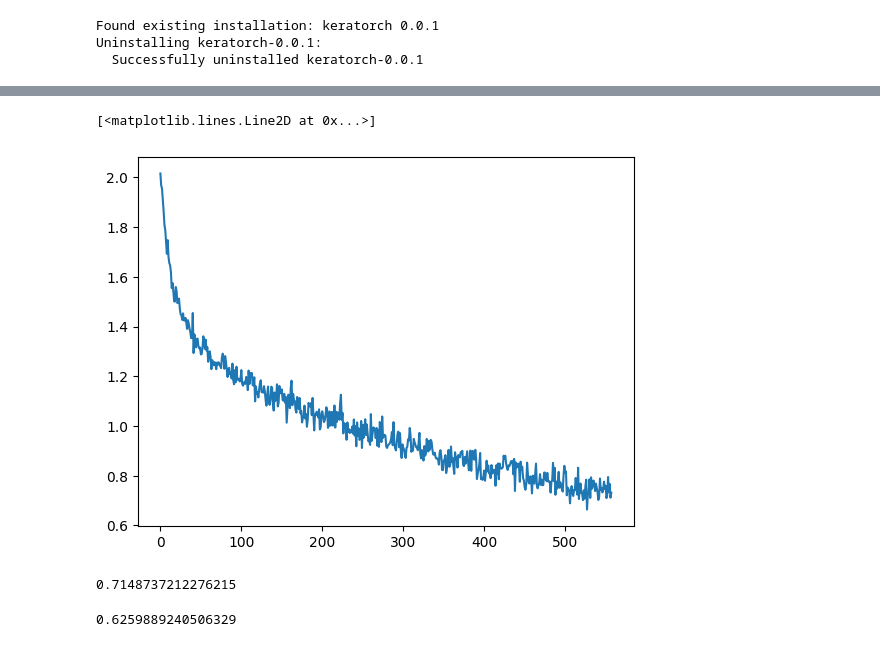
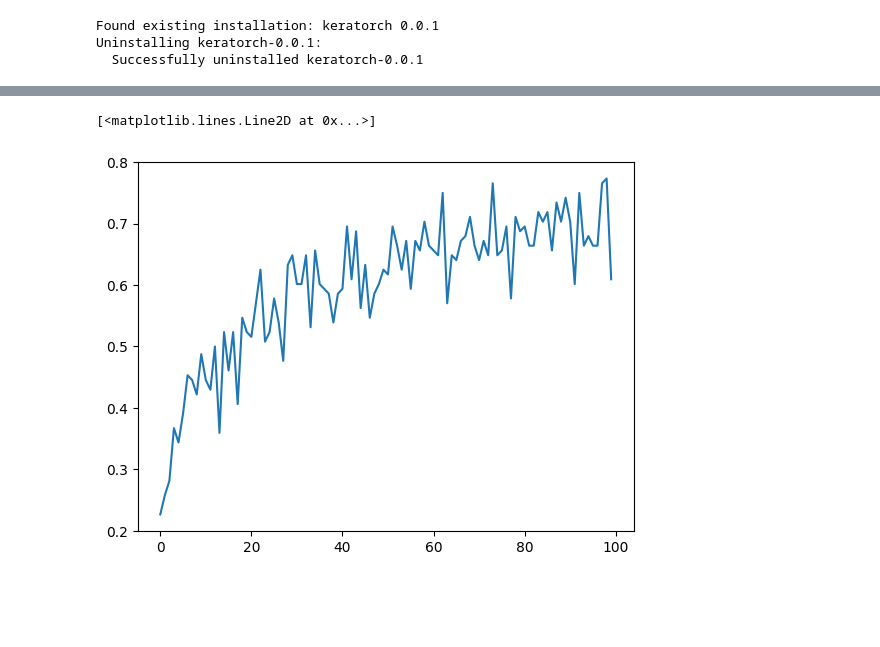
Before and after one commit to JamorMoussa/keratorch, a Jupyter notebook: examples/keratorch_train_cnn_with_cifar10.ipynb, the cells around one changed output, grey strips where cells are left out. Drawn from its saved outputs; the diff is of its cells as text; code cells hidden in the pictures; blank space fills up the shorter version.

```diff
--- a/examples/keratorch_train_cnn_with_cifar10.ipynb
+++ b/examples/keratorch_train_cnn_with_cifar10.ipynb
@@ -147,10 +147,10 @@ ktSequential(
 @torch.no_grad()
 def accuracy(state: kt.state.ktState):
 
-    outs = state.train.model_output.outputs.argmax(dim=-1)
+    outs = state.train.model_output.outputs.cpu().argmax(dim=-1)
     targets = state.train.batch[1]
 
-    return (outs == targets).sum()
+    return (outs == targets).sum()/len(targets)
 # %%
 criterion = nn.CrossEntropyLoss()
 optimizer = kt.optim.Adam(lr=0.001)
@@ -173,3 +171,5 @@ trainer = kt.train.ktTrainer()
+# %%
+trainer = Trainer()
 # %%
 trainer.compile(
     model= net,
@@ -179,6 +179,6 @@ trainer.compile(
     metrics= [kt.metrics.Metric(name="acc", metric_func= accuracy)],
 )
 # %%
-hist = trainer.train(trainloader=trainloader, epochs=10)
+hist = trainer.train(trainloader=trainloader, epochs=10, num_records=100)
 # %% [output]
 Epoch: [0/10]
@@ -186,5 +194,5 @@ RuntimeError: Expected all tensors to be on the same device, but found at least
 # %%
-plt.plot(hist.history["train_loss"])
+plt.plot(hist.history["acc"])
 # %% [output]
 [<matplotlib.lines.Line2D at 0x...>]
-[figure, old version]
+[figure, new version]
@@ -200,14 +198,0 @@ def compute_accuracy(model, loader: torch.utils.data.DataLoader):
-# %%
-compute_accuracy(
-    model=net,
-    loader= trainloader
-)
-# %% [output]
-0.7148737212276215
-# %%
-compute_accuracy(
-    model=net,
-    loader= testloader
-)
-# %% [output]
-0.6259889240506329
```
Also changed, not shown: parts of 6 cells of this notebook.
